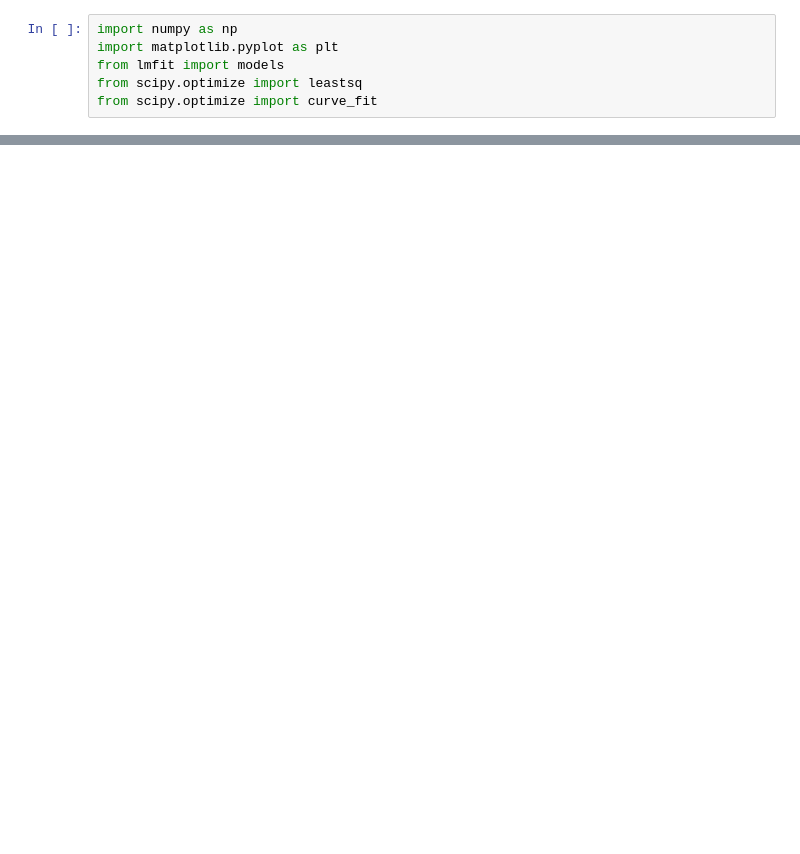
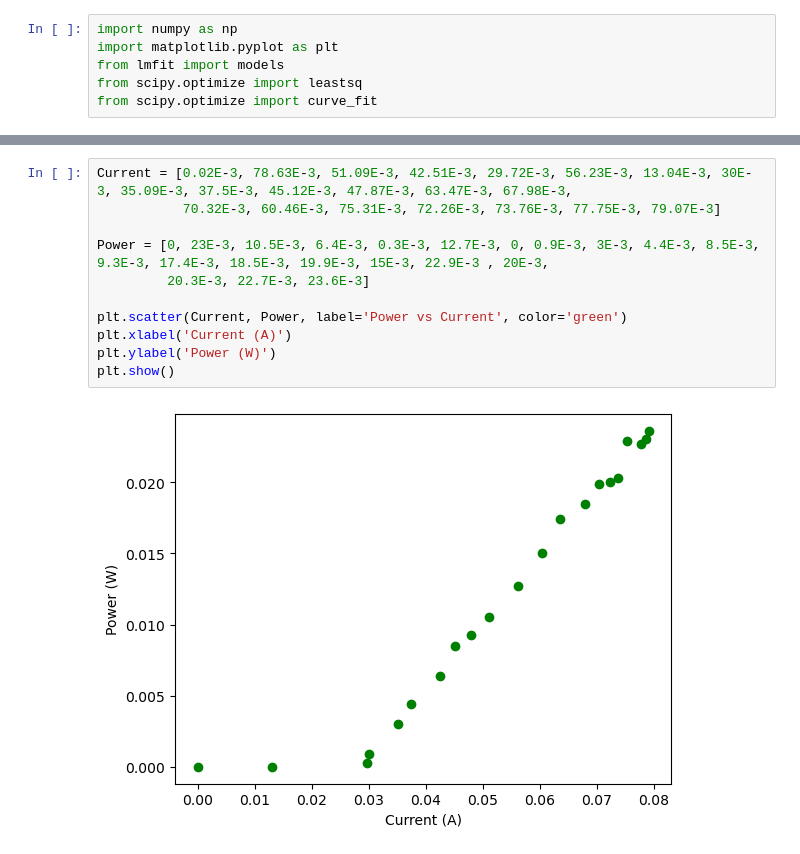
Before and after one commit to TimWiemer/Rubium_Spectroscopy_group_11, a Jupyter notebook: programmeren.ipynb, the cells around one changed output, grey strips where cells are left out. Drawn from its saved outputs; the diff is of its cells as text; blank space fills up the shorter version.

```diff
--- a/programmeren.ipynb
+++ b/programmeren.ipynb
@@ -177,0 +258,13 @@ Achtergrond B = -1.07569 ± 0.66122
+# %%
+Current = [0.02E-3, 78.63E-3, 51.09E-3, 42.51E-3, 29.72E-3, 56.23E-3, 13.04E-3, 30E-3, 35.09E-3, 37.5E-3, 45.12E-3, 47.87E-3, 63.47E-3, 67.98E-3,
+           70.32E-3, 60.46E-3, 75.31E-3, 72.26E-3, 73.76E-3, 77.75E-3, 79.07E-3]
+
+Power = [0, 23E-3, 10.5E-3, 6.4E-3, 0.3E-3, 12.7E-3, 0, 0.9E-3, 3E-3, 4.4E-3, 8.5E-3, 9.3E-3, 17.4E-3, 18.5E-3, 19.9E-3, 15E-3, 22.9E-3 , 20E-3,
+         20.3E-3, 22.7E-3, 23.6E-3]
+
+plt.scatter(Current, Power, label='Power vs Current', color='green')
+plt.xlabel('Current (A)')
+plt.ylabel('Power (W)')
+plt.show()
+# %% [output]
+[figure, added]
```
Also changed, not shown: parts of 5 cells of this notebook, 16 other files.
